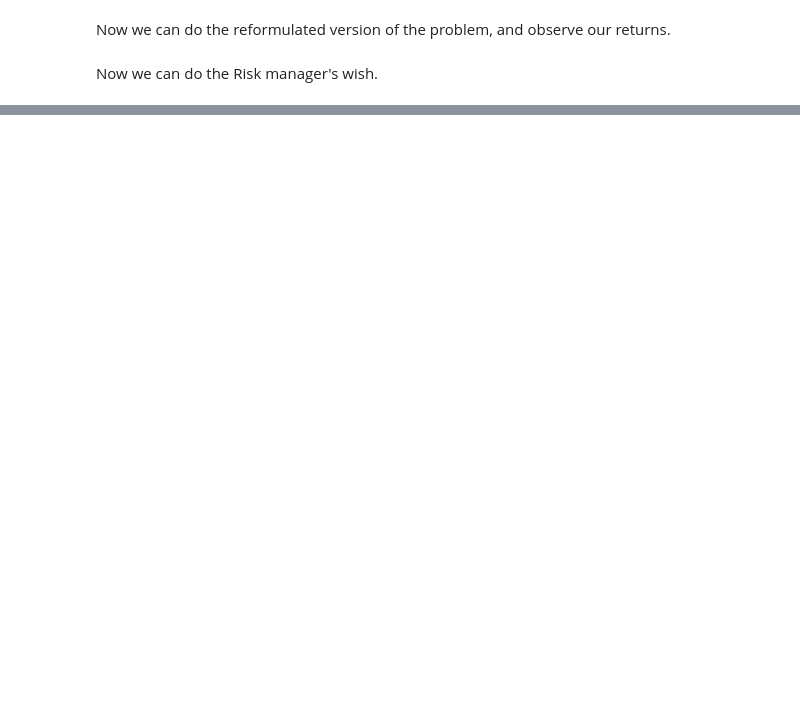
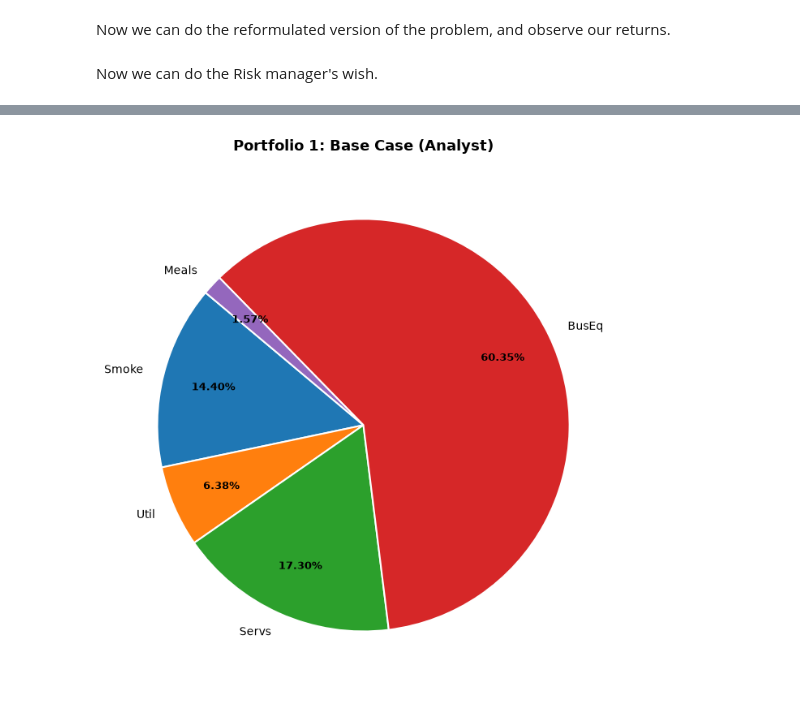
Before and after one commit to Cagancancacan/Convex-Optimisation-for-Data-Science-and-AI, a Jupyter notebook: Week2/Week2.ipynb, the cells around one changed output, grey strips where cells are left out. Saved outputs shown, nothing was run; the diff lists cells and outputs as text; code cells hidden in the pictures; blank space fills up the shorter version.

```diff
--- a/Week2/Week2.ipynb
+++ b/Week2/Week2.ipynb
@@ -206,2 +159,20 @@ volatilitysharpe = 100 * cp.sqrt(ysharpe @ Sigma @ ysharpe)
 # %% [markdown]
 Now we can do the Risk manager's wish.
+# %%
+# introduce the variables needed for this implementation
+wcvar = cp.Variable(n)
+losses = -R_mat @ wcvar
+
+cvar_cons = [
+    cp.sum(wcvar) == 1,
+    wcvar >= 0,
+    cp.sum_largest(losses, k) / k <= 0.08,
+]
+if USE_FLOOR:
+  cvar_cons.append(mu @ wcvar >= r_floor)
+
+w_cvar = solve(
+    cp.Problem(cp.Maximize(mu @ wcvar), cvar_cons), wcvar, "CVaR"
+)
+
+print("CVaR Solver Status:", status["CVaR"])
@@ -235,0 +245,81 @@ IndexError: tuple index out of range
+# %%
+def plot_portfolio_pie(
+    weights,
+    asset_names,
+    title,
+    filename=None,
+    threshold=0.005,
+    colors_palette=None,
+):
+  """Plots a clean pie chart of portfolio weights above a given threshold.
+
+  Near-zero weights are aggregated into 'Other' if any exist.
+  """
+  weights = np.asarray(weights).flatten()
+  mask = weights > threshold
+
+  filtered_weights = list(weights[mask])
+  filtered_names = [asset_names[i] for i in range(len(weights)) if mask[i]]
+
+  # If there is a small remainder of tiny weights, group them into 'Other (<0.5%)'
+  remainder = 1.0 - sum(filtered_weights)
+  if remainder > 1e-4:
+    filtered_weights.append(remainder)
+    filtered_names.append("Other (<0.5%)")
+
+  plt.figure(figsize=(7, 7))
+  wedges, texts, autotexts = plt.pie(
+      filtered_weights,
+      labels=filtered_names,
+      autopct="%1.2f%%",
+      startangle=140,
+      pctdistance=0.75,
+      colors=colors_palette,
+      wedgeprops=dict(edgecolor="white", linewidth=1.5),
+  )
+
+  # Style percentages for clarity
+  for autotext in autotexts:
+    autotext.set_fontsize(9)
+    autotext.set_weight("bold")
+
+  plt.title(title, fontsize=13, weight="bold", pad=15)
+  plt.tight_layout()
+
+  if filename:
+    plt.savefig(filename, dpi=300, bbox_inches="tight")
+    print(f"Saved figure to {filename}")
+  plt.show()
+
+
+# ------------------------------------------------------------------------------
+# 1. Base Case Portfolio
+# ------------------------------------------------------------------------------
+plot_portfolio_pie(
+    w_base,
+    names,
+    title="Portfolio 1: Base Case (Analyst)",
+    filename="pie_base_case.png",
+)
+
+# ------------------------------------------------------------------------------
+# 2. Chair's Wish: Maximized Sharpe Ratio
+# ------------------------------------------------------------------------------
+plot_portfolio_pie(
+    w_sharpe,
+    names,
+    title="Portfolio 2: Chair's Wish (Max Sharpe Ratio)",
+    filename="pie_chair_sharpe.png",
+)
+
+# ------------------------------------------------------------------------------
+# 3. Risk Manager's Wish: CVaR
+# ------------------------------------------------------------------------------
+if w_cvar is not None:
+  plot_portfolio_pie(
+      w_cvar,
+      names,
+      title="Portfolio 3: Risk Manager's Wish (CVaR)",
+      filename="pie_risk_manager_cvar.png",
+  )
+# %% [output]
@@ -235,0 +327 @@ IndexError: tuple index out of range
+[figure, added]
```
Also changed, not shown: parts of 12 cells of this notebook, 6 other files.
